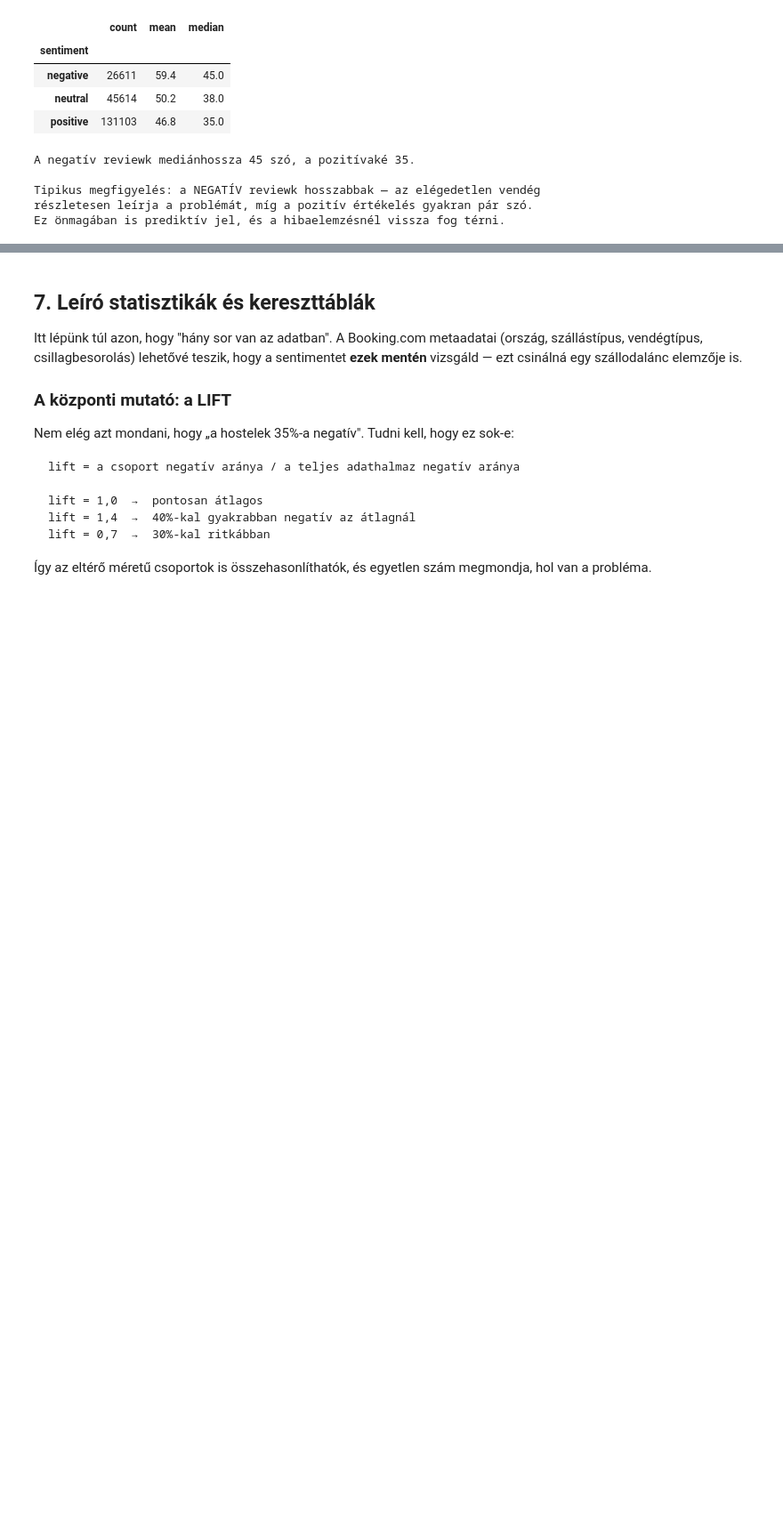
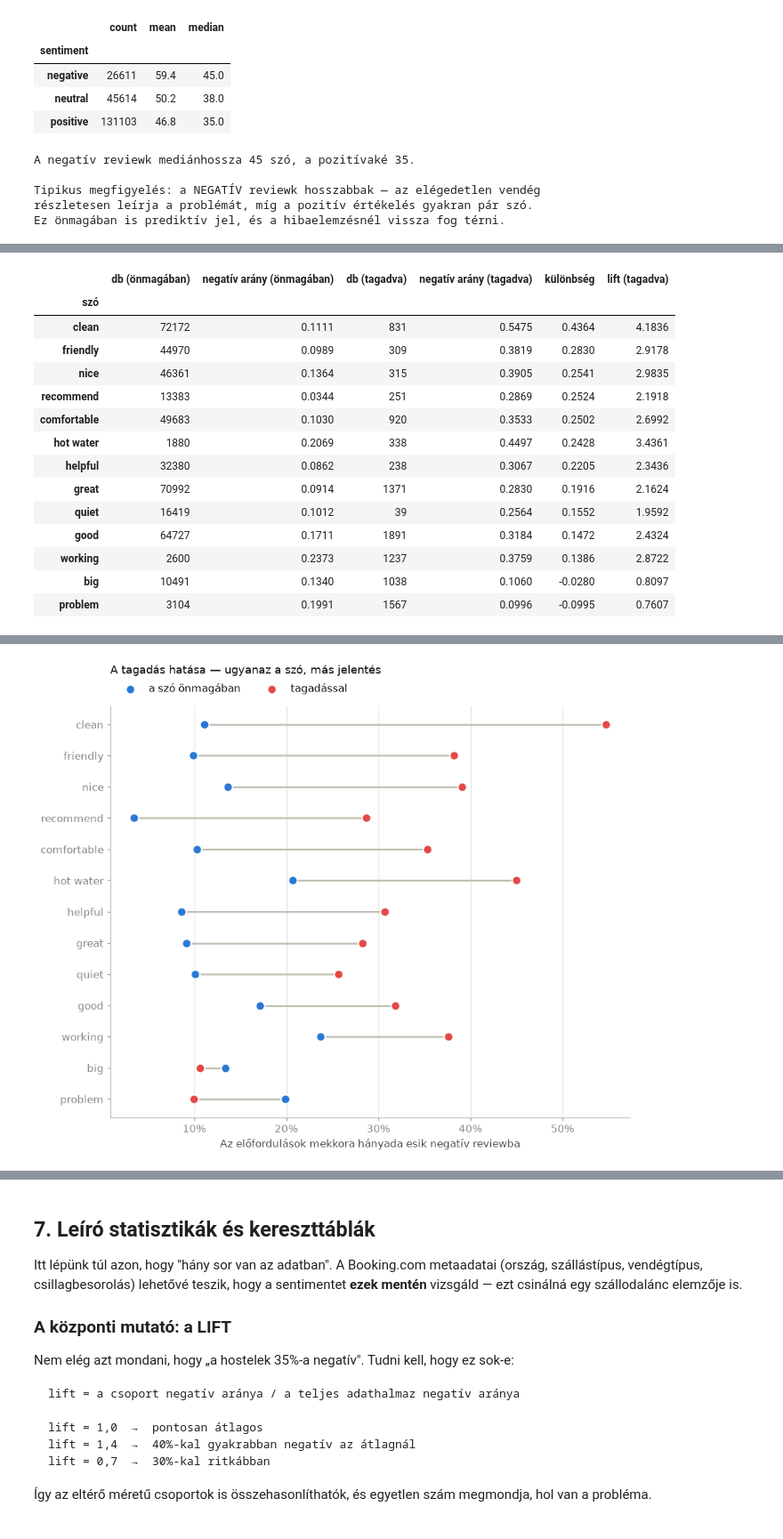
Before and after one commit to sesztaklorant/thesis, a Jupyter notebook: notebooks/01_data_loading_eda.ipynb, the cells around one changed output, grey strips where cells are left out. Shown at 89% size. Drawn from its saved outputs; the diff is of its cells as text; code cells hidden in the pictures; blank space fills up the shorter version.

```diff
--- a/notebooks/01_data_loading_eda.ipynb
+++ b/notebooks/01_data_loading_eda.ipynb
@@ -508,0 +669,24 @@ plt.show()
+# %%
+# 2) A KULCSKÍSÉRLET: ugyanaz a szó önmagában vs. tagadva
+neg_effect = ta.compare_with_without_negation(df["text_clean"], df["sentiment"])
+display(neg_effect)
+ev.save_table(neg_effect, "01_negation_effect")
+
+ta.plot_negation_effect(neg_effect, save_as="01_negation_effect")
+plt.show()
+# %% [output]
+|  | db (önmagában) | negatív arány (önmagában) | db (tagadva) | negatív arány (tagadva) | különbség | lift (tagadva) |
+| szó |  |  |  |  |  |  |
+| clean | 72172 | 0.1111 | 831 | 0.5475 | 0.4364 | 4.1836 |
+| friendly | 44970 | 0.0989 | 309 | 0.3819 | 0.2830 | 2.9178 |
+| nice | 46361 | 0.1364 | 315 | 0.3905 | 0.2541 | 2.9835 |
+| recommend | 13383 | 0.0344 | 251 | 0.2869 | 0.2524 | 2.1918 |
+| comfortable | 49683 | 0.1030 | 920 | 0.3533 | 0.2502 | 2.6992 |
+| hot water | 1880 | 0.2069 | 338 | 0.4497 | 0.2428 | 3.4361 |
+| helpful | 32380 | 0.0862 | 238 | 0.3067 | 0.2205 | 2.3436 |
+| great | 70992 | 0.0914 | 1371 | 0.2830 | 0.1916 | 2.1624 |
+| quiet | 16419 | 0.1012 | 39 | 0.2564 | 0.1552 | 1.9592 |
+| good | 64727 | 0.1711 | 1891 | 0.3184 | 0.1472 | 2.4324 |
+| working | 2600 | 0.2373 | 1237 | 0.3759 | 0.1386 | 2.8722 |
+| big | 10491 | 0.1340 | 1038 | 0.1060 | -0.0280 | 0.8097 |
+| problem | 3104 | 0.1991 | 1567 | 0.0996 | -0.0995 | 0.7607 |
@@ -508,0 +695 @@ plt.show()
+[figure, added]
```
Also changed, not shown: parts of 25 cells of this notebook, 11 other files.
